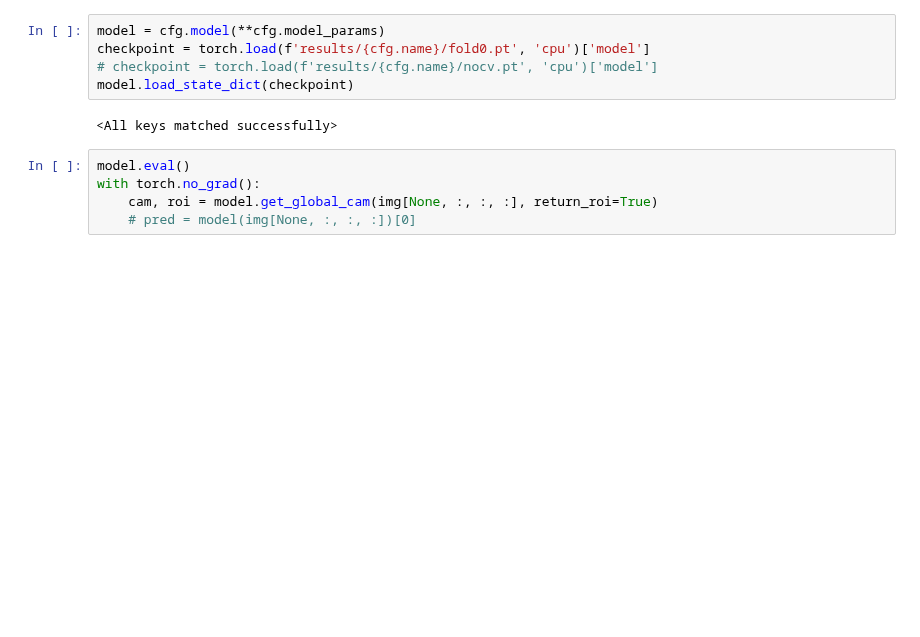
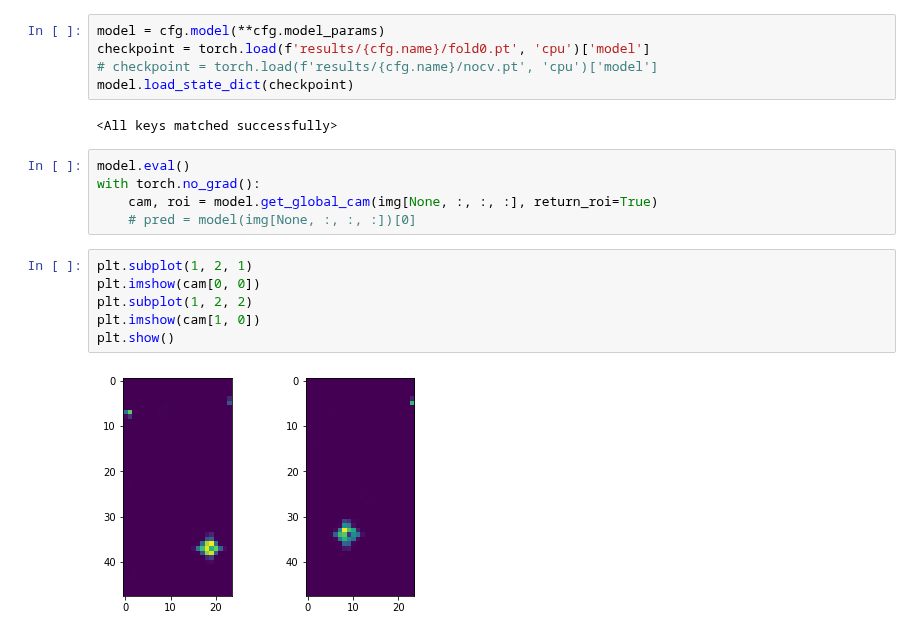
Before and after one commit to analokmaus/kaggle-rsna-breast-cancer, a Jupyter notebook: 01_post_analysis.ipynb, the cells around one changed output. Cells and saved outputs as stored; diff of their text form; blank space fills up the shorter version.

```diff
--- a/01_post_analysis.ipynb
+++ b/01_post_analysis.ipynb
@@ -437,6 +501,14 @@ model.eval()
 with torch.no_grad():
     cam, roi = model.get_global_cam(img[None, :, :, :], return_roi=True)
     # pred = model(img[None, :, :, :])[0]
+# %%
+plt.subplot(1, 2, 1)
+plt.imshow(cam[0, 0])
+plt.subplot(1, 2, 2)
+plt.imshow(cam[1, 0])
+plt.show()
+# %% [output]
+[figure, added]
 # %%
 for patch in roi[0]:
     _img = patch[0]
```
Also changed, not shown: parts of 24 cells of this notebook, 6 other files.
